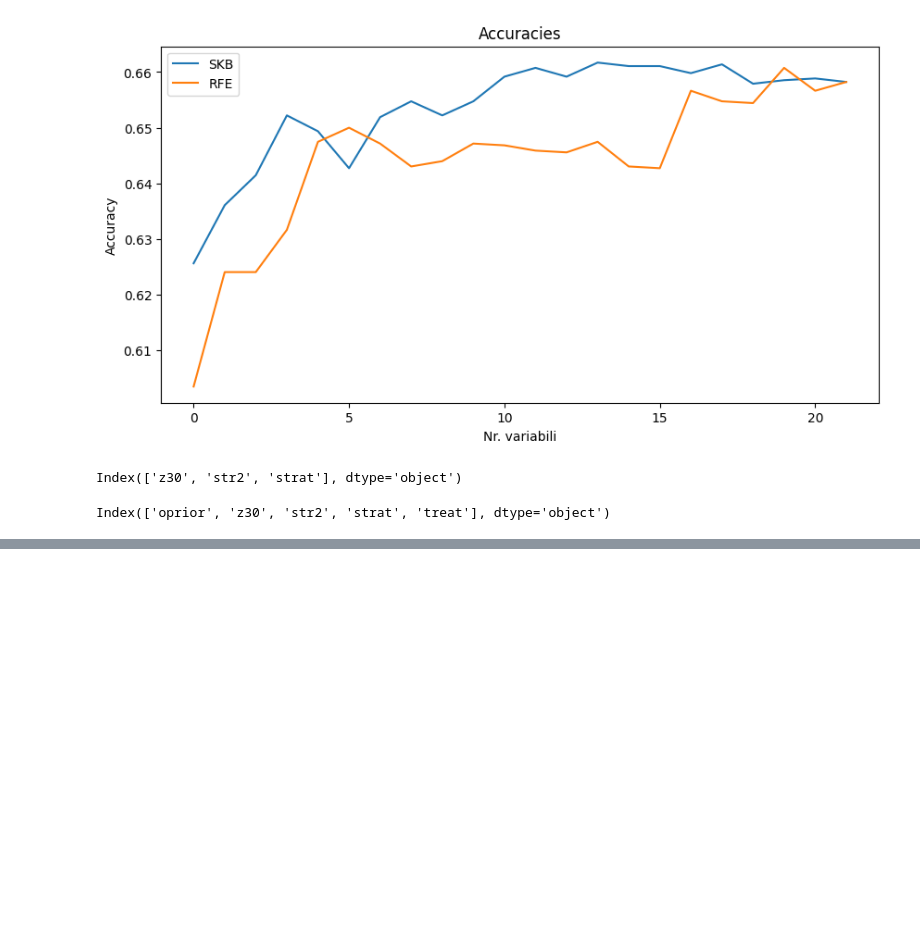
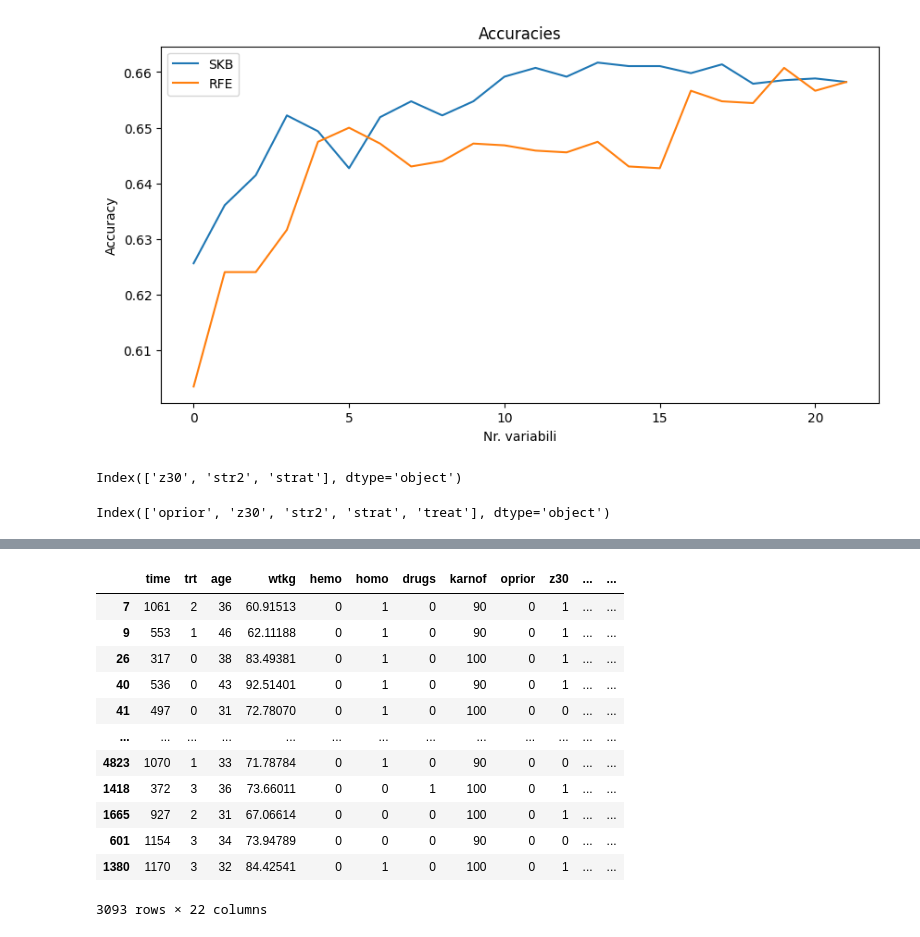
Before and after one commit to LucaTomei93/AIDS_VirusInfectionPrediction, a Jupyter notebook: main.ipynb, the cells around one changed output, grey strips where cells are left out. Cells and saved outputs as stored; diff of their text form; code cells hidden in the pictures; blank space fills up the shorter version.

```diff
--- a/main.ipynb
+++ b/main.ipynb
@@ -406,0 +462,19 @@ Index(['oprior', 'z30', 'str2', 'strat', 'treat'], dtype='object')
+# %%
+X = df.drop(columns='infected')
+y = df.infected
+outliers_removed = X[(np.abs((df - mean) / std) <= 3).all(axis=1)]
+outliers_removed
+# %% [output]
+|  | time | trt | age | wtkg | hemo | homo | drugs | karnof | oprior | z30 | ... | ... |
+| 7 | 1061 | 2 | 36 | 60.91513 | 0 | 1 | 0 | 90 | 0 | 1 | ... | ... |
+| 9 | 553 | 1 | 46 | 62.11188 | 0 | 1 | 0 | 90 | 0 | 1 | ... | ... |
+| 26 | 317 | 0 | 38 | 83.49381 | 0 | 1 | 0 | 100 | 0 | 1 | ... | ... |
+| 40 | 536 | 0 | 43 | 92.51401 | 0 | 1 | 0 | 90 | 0 | 1 | ... | ... |
+| 41 | 497 | 0 | 31 | 72.78070 | 0 | 1 | 0 | 100 | 0 | 0 | ... | ... |
+| ... | ... | ... | ... | ... | ... | ... | ... | ... | ... | ... | ... | ... |
+| 4823 | 1070 | 1 | 33 | 71.78784 | 0 | 1 | 0 | 90 | 0 | 0 | ... | ... |
+| 1418 | 372 | 3 | 36 | 73.66011 | 0 | 0 | 1 | 100 | 0 | 1 | ... | ... |
+| 1665 | 927 | 2 | 31 | 67.06614 | 0 | 0 | 0 | 100 | 0 | 1 | ... | ... |
+| 601 | 1154 | 3 | 34 | 73.94789 | 0 | 0 | 0 | 90 | 0 | 0 | ... | ... |
+| 1380 | 1170 | 3 | 32 | 84.42541 | 0 | 1 | 0 | 100 | 0 | 1 | ... | ... |
+3093 rows × 22 columns
```
Also changed, not shown: parts of 7 cells of this notebook.
